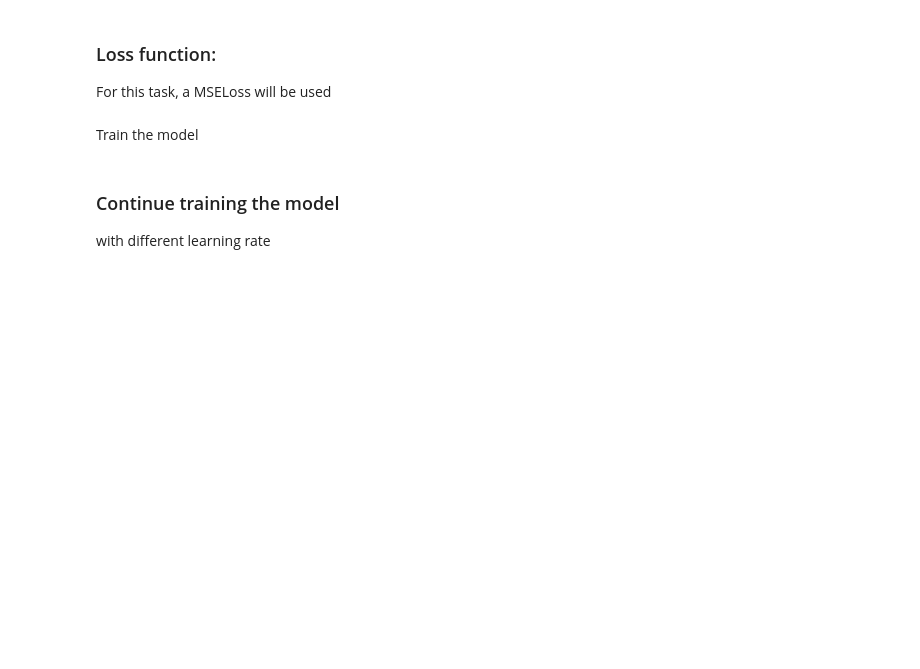
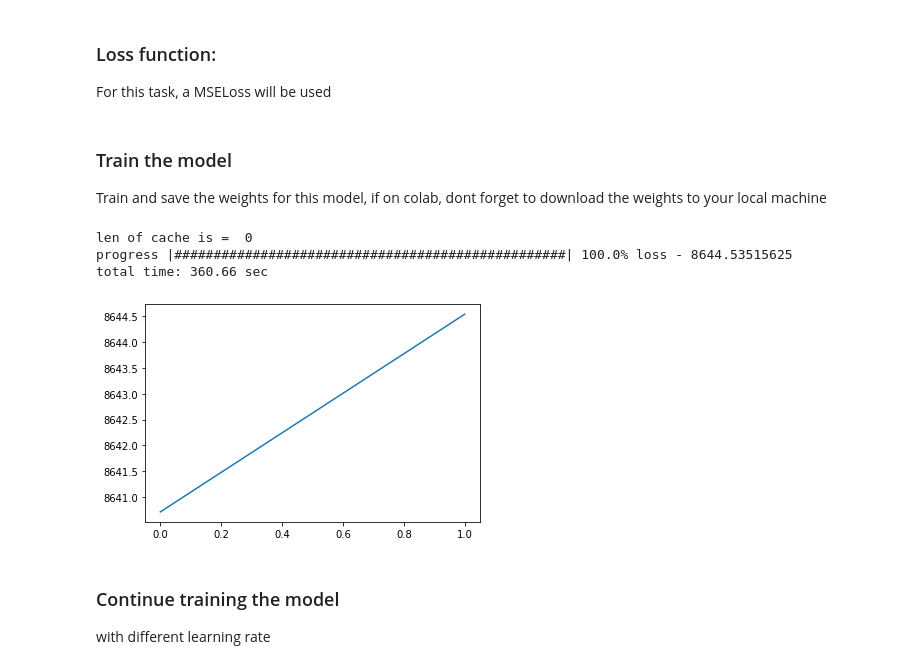
Before and after one commit to michael-pitt/AI, a Jupyter notebook: ParticleImages/SuperResolution.ipynb, the cells around one changed output. Drawn from its saved outputs; the diff is of its cells as text; code cells hidden in the pictures; blank space fills up the shorter version.

```diff
--- a/ParticleImages/SuperResolution.ipynb
+++ b/ParticleImages/SuperResolution.ipynb
@@ -149,2 +199,14 @@ model = SRnet(6,6)
+# %%
+#define the input and output image shapes:
+def ReadShapes(data_generator):
+    imageLR, imageHR = data_generator[0]
+    HR_shape = imageHR.shape[2:4]
+    LR_shapes = []
+    for i in range(len(imageLR)):
+        LR_shapes.append(imageLR[i].shape[1:3])
+    return LR_shapes, HR_shape
+# %%
+LR_shapes, HR_shape = ReadShapes(train_dataset)
+model = SRLayer(LR_shapes, HR_shape)
 # %%
 print('model parameters = ',sum(p.numel() for p in model.parameters() if p.requires_grad))
@@ -163,8 +227,6 @@ criterion = nn.MSELoss()
 #    print('yhat=',yhat.sum(),'y=',y.sum())
 #    return  torch.mean( vec )
 # %%
-train_loader=DataLoader(dataset=train_dataset,batch_size=516 ) #train_size
+train_loader=DataLoader(dataset=train_dataset,batch_size=64 ) #train_size
 optimizer = optim.Adam(model.parameters(), lr = 0.05)
 cacheSR = CreateCash(model)
-# %% [markdown]
-Train the model
@@ -208,16 +233,27 @@ def trainMe2(train_loader, model, optimizer, criterion, epochs=1000, cache={'los
+# %% [markdown]
+### Train the model
+
+Train and save the weights for this model, if on colab, dont forget to download the weights to your local machine
+# %%
+cacheSR = trainMe(train_loader, model, optimizer, criterion, 2, cacheSR, device)
 # %%
 # training the model
-cacheSR = trainMe2(train_loader, model, optimizer, criterion, 2, cacheSR, device)
+cacheSR = trainMe(train_loader, model, optimizer, criterion, 2, cacheSR, device)
 
 #saving the model
 torch.save({
     'model_state_dict' : model.cpu().state_dict(),
     'cache' : cacheSR,
     },
     'models/UNET_SR_dipion_dict_v1.pt')
 
 plt.plot(cacheSR['loss'])
 plt.show()
+# %% [output]
+len of cache is =  0
+progress |##################################################| 100.0% loss - 8644.53515625
+total time: 360.66 sec
+[figure, added]
 # %%
 #on colab, download the generated sample
 files.download('models/UNET_SR_dipion_dict_v1.pt')
```
Also changed, not shown: parts of 19 cells of this notebook, 2 other files.
